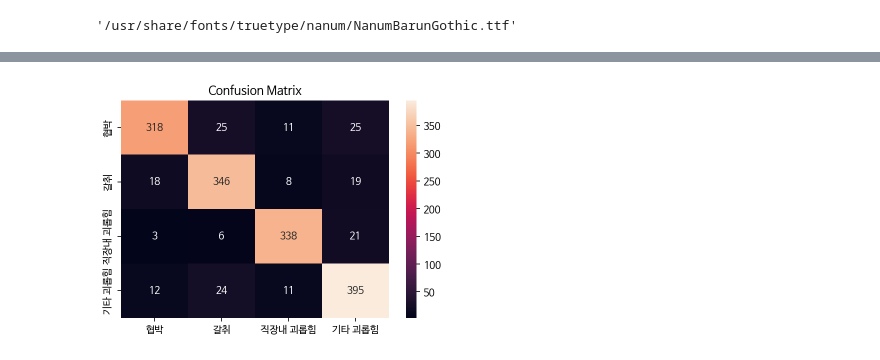
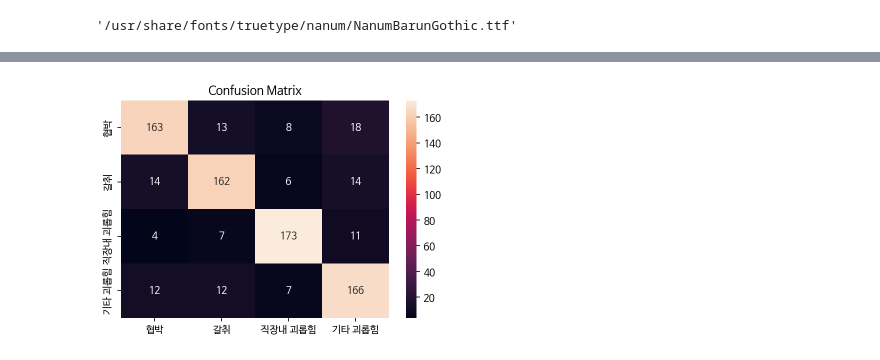
Before and after one commit to aiffel-online4-nlp-kimNlim/DLthon, a Jupyter notebook: notebooks/kyeonghun/base_model_aug_data_2.ipynb, the cells around one changed output, grey strips where cells are left out. Drawn from its saved outputs; the diff is of its cells as text; code cells hidden in the pictures.

```diff
--- a/notebooks/kyeonghun/base_model_aug_data_2.ipynb
+++ b/notebooks/kyeonghun/base_model_aug_data_2.ipynb
@@ -259,8 +281,8 @@ weighted f1 : 0.8724113889676608
 # %%
 datasets = [
     { 'name': 'preprocessed_train', 'frac': 1 },
-    { 'name': 'train_rd', 'frac': 1 },
-    { 'name': 'train_bt_en', 'frac': 0.5 }
+    { 'name': 'train_rd', 'frac': 0.4 },
+    { 'name': 'train_bt_en', 'frac': 0.35 }
 ]
 model = ClassifierModel(datasets=datasets)
 model.train()
@@ -286,4 +311,4 @@ weighted f1 : 0.8841430949588591
-[figure, old version]
+[figure, new version]
 # %%
 datasets = [
     { 'name': 'preprocessed_train', 'frac': 1 },
```
Also changed, not shown: parts of 11 cells of this notebook, 5 other files.
